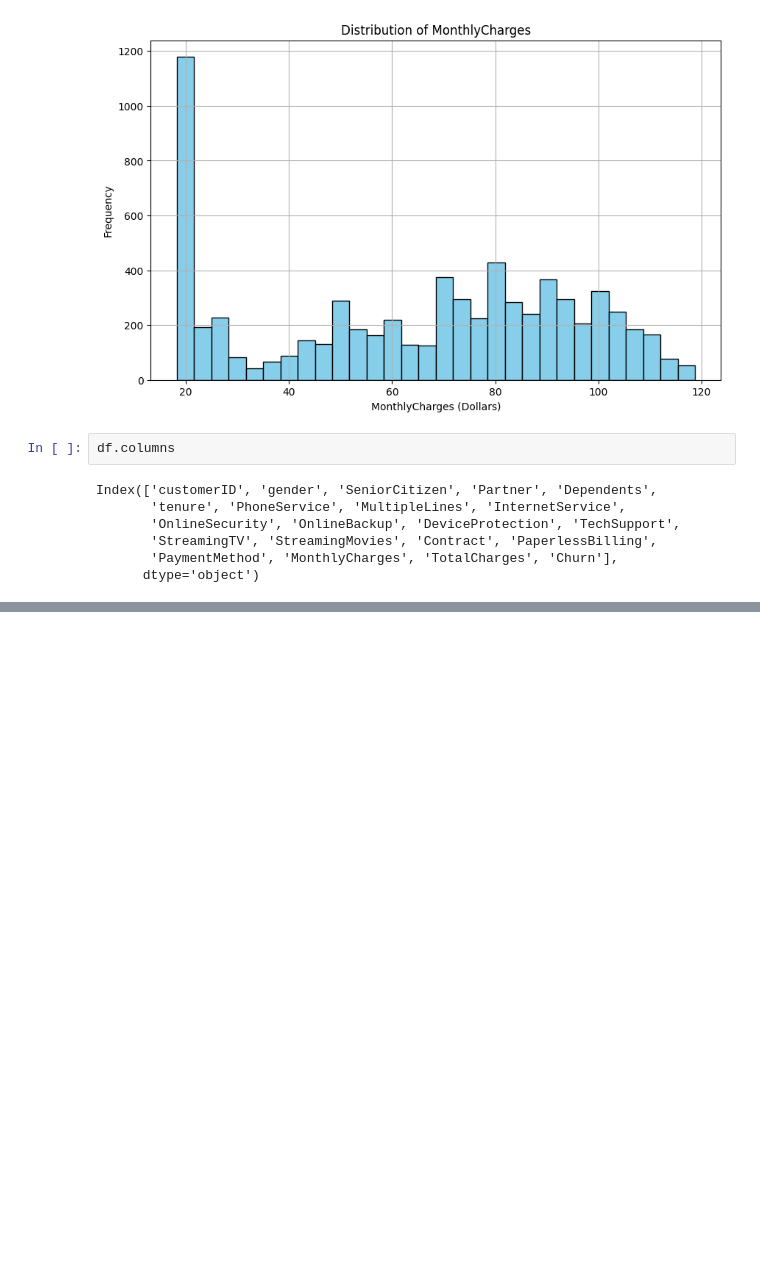
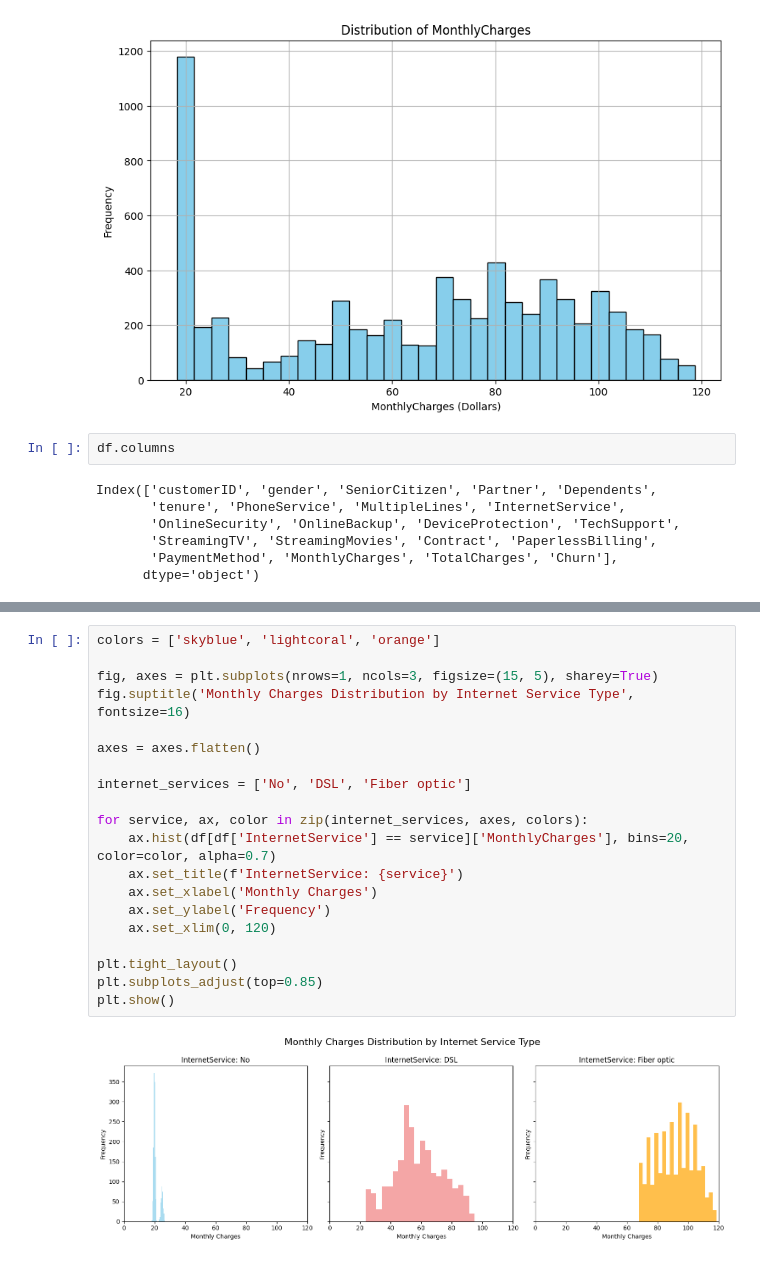
Before and after one commit to emonteiro27/customer_churn, a Jupyter notebook: customer_churn.ipynb, the cells around one changed output, grey strips where cells are left out. Drawn from its saved outputs; the diff is of its cells as text; blank space fills up the shorter version.

Commit message:
Added plots of the distribution of MonthlyCHarges for the different types of InternetService

```diff
--- a/customer_churn.ipynb
+++ b/customer_churn.ipynb
@@ -509,0 +510,22 @@ plt.show()
+# %%
+colors = ['skyblue', 'lightcoral', 'orange']
+
+fig, axes = plt.subplots(nrows=1, ncols=3, figsize=(15, 5), sharey=True)
+fig.suptitle('Monthly Charges Distribution by Internet Service Type', fontsize=16)
+
+axes = axes.flatten()
+
+internet_services = ['No', 'DSL', 'Fiber optic']
+
+for service, ax, color in zip(internet_services, axes, colors):
+    ax.hist(df[df['InternetService'] == service]['MonthlyCharges'], bins=20, color=color, alpha=0.7)
+    ax.set_title(f'InternetService: {service}')
+    ax.set_xlabel('Monthly Charges')
+    ax.set_ylabel('Frequency')
+    ax.set_xlim(0, 120)
+
+plt.tight_layout()
+plt.subplots_adjust(top=0.85)
+plt.show()
+# %% [output]
+[figure, added]
```
Also changed, not shown: parts of 4 cells of this notebook.
